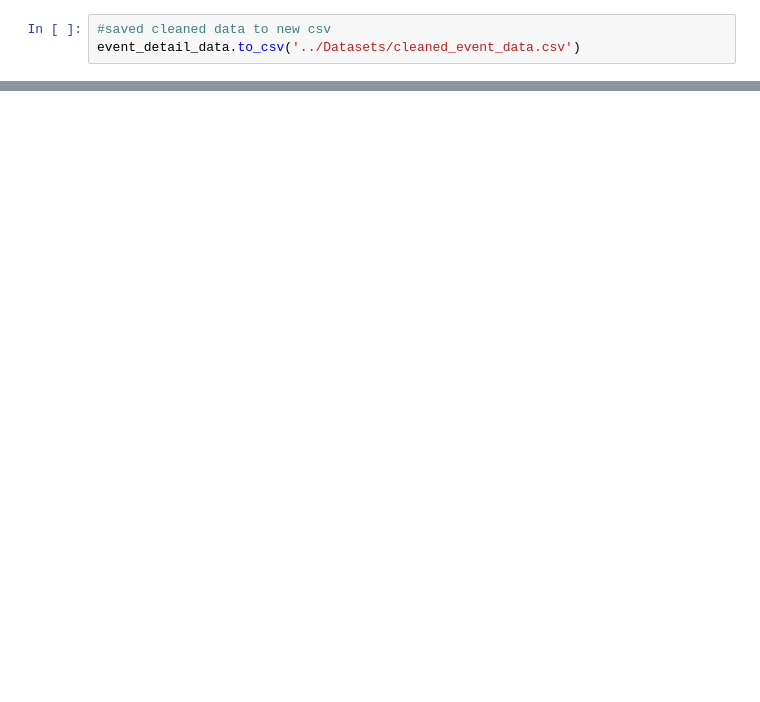
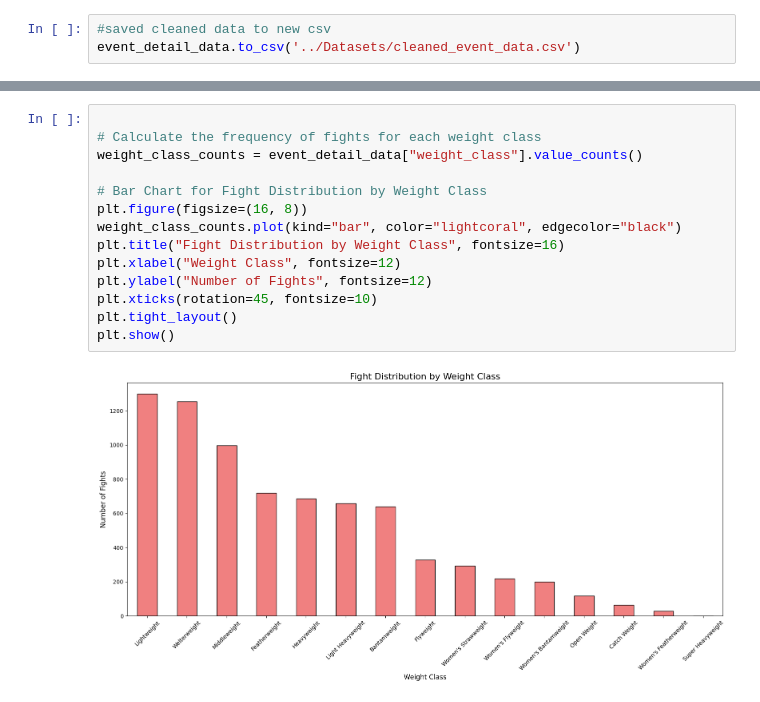
Before and after one commit to kaushalsingh01/UFC-Performance-Metrics-Analysis, a Jupyter notebook: Notebooks/ufc_eda.ipynb, the cells around one changed output, grey strips where cells are left out. Drawn from its saved outputs; the diff is of its cells as text; blank space fills up the shorter version.

```diff
--- a/Notebooks/ufc_eda.ipynb
+++ b/Notebooks/ufc_eda.ipynb
@@ -550,0 +659,16 @@ event_detail_data.to_csv('../Datasets/cleaned_event_data.csv')
+# %%
+
+# Calculate the frequency of fights for each weight class
+weight_class_counts = event_detail_data["weight_class"].value_counts()
+
+# Bar Chart for Fight Distribution by Weight Class
+plt.figure(figsize=(16, 8))
+weight_class_counts.plot(kind="bar", color="lightcoral", edgecolor="black")
+plt.title("Fight Distribution by Weight Class", fontsize=16)
+plt.xlabel("Weight Class", fontsize=12)
+plt.ylabel("Number of Fights", fontsize=12)
+plt.xticks(rotation=45, fontsize=10)
+plt.tight_layout()
+plt.show()
+# %% [output]
+[figure, added]
```
Also changed, not shown: parts of 22 cells of this notebook.
